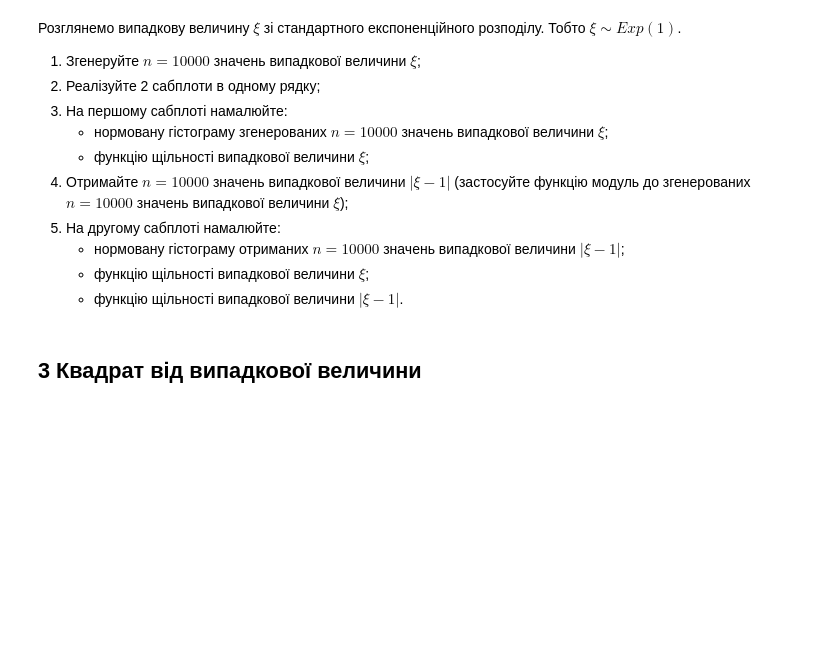
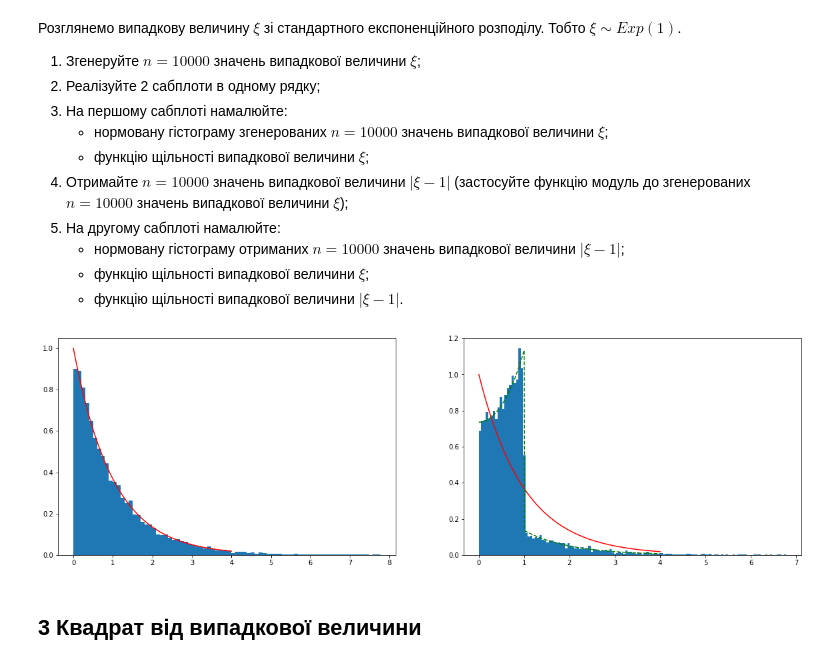
Before and after one commit to mikke-172/probability_homework7, a Jupyter notebook: Лабораторне заняття 7.ipynb, the cells around one changed output. Cells and saved outputs as stored; diff of their text form; code cells hidden in the pictures; blank space fills up the shorter version.

```diff
--- a/Лабораторне заняття 7.ipynb
+++ b/Лабораторне заняття 7.ipynb
@@ -237,3 +260,21 @@ plt.show()
+# %%
+# Місце для Вашого коду
+xi=expon()
+x=np.arange(0, 4+0.01, 0.01)
+y=xi.pdf(x)
+rvs=xi.rvs(10000)
+fig, axs=plt.subplots(1, 2, figsize=(20, 6))
+axs[0].hist(rvs, normed=True, bins='auto')#axs[0].hist(rvs, dencity=True, bins='auto')
+axs[0].plot(x, y, 'r')
+f_rvs=np.abs(rvs-1)
+def f(x):
+    return[0 if el<0 else expon.pdf(el , loc=-1)+expon.pdf(-el , loc=-1) for el in x ]
+axs[1].hist(f_rvs, normed=True, bins='auto')#axs[0].hist(rvs, dencity=True, bins='auto')
+axs[1].plot(x, y, 'r')
+axs[1].plot(x, f(x), 'g--')
+plt.show()
+# %% [output]
+[figure, added]
 # %% [markdown]
 ## 3 Квадрат від випадкової величини
 # %% [markdown]
```
Also changed, not shown: parts of 12 cells of this notebook.
